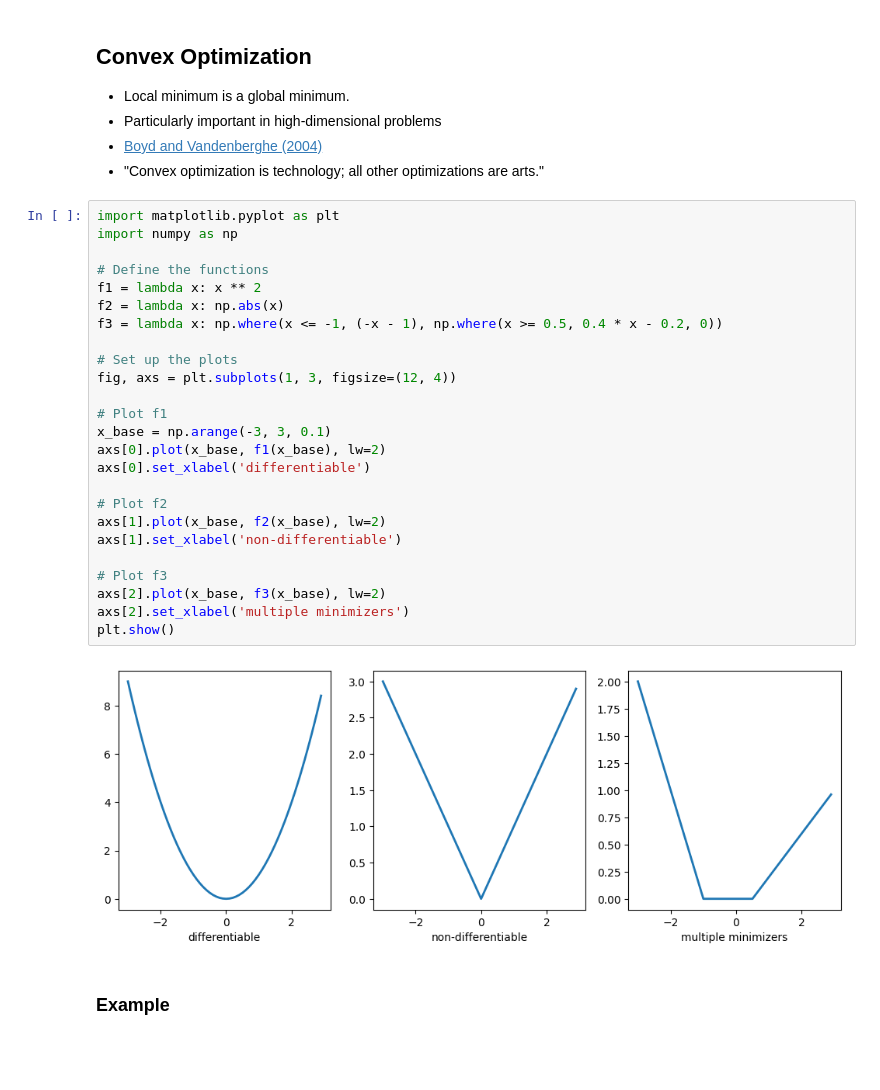
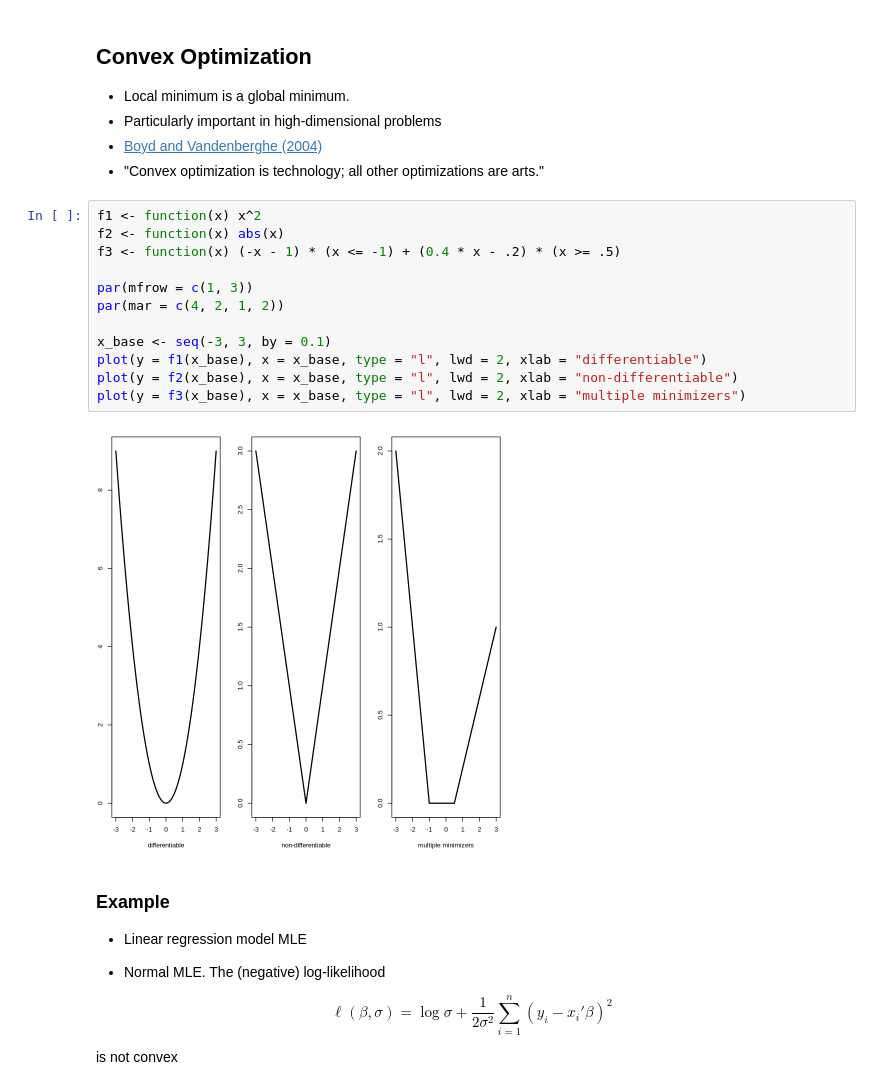
Before and after one commit to zhentaoshi/Econ5150, a Jupyter notebook: lec_notes_2026/08_optimization.ipynb, the cells around one changed output. Saved outputs shown, nothing was run; the diff lists cells and outputs as text; blank space fills up the shorter version.

```diff
--- a/lec_notes_2026/08_optimization.ipynb
+++ b/lec_notes_2026/08_optimization.ipynb
@@ -524,32 +409,30 @@ Value of the criterion function: 694.4197729394348
 * [Boyd and Vandenberghe (2004)](https://web.stanford.edu/~boyd/cvxbook/bv_cvxbook.pdf)
 * "Convex optimization is technology; all other optimizations are arts."
 # %%
-import matplotlib.pyplot as plt
-import numpy as np
+f1 <- function(x) x^2
+f2 <- function(x) abs(x)
+f3 <- function(x) (-x - 1) * (x <= -1) + (0.4 * x - .2) * (x >= .5)
 
-# Define the functions
-f1 = lambda x: x ** 2
-f2 = lambda x: np.abs(x)
-f3 = lambda x: np.where(x <= -1, (-x - 1), np.where(x >= 0.5, 0.4 * x - 0.2, 0))
+par(mfrow = c(1, 3))
+par(mar = c(4, 2, 1, 2))
 
-# Set up the plots
-fig, axs = plt.subplots(1, 3, figsize=(12, 4))
-
-# Plot f1
-x_base = np.arange(-3, 3, 0.1)
-axs[0].plot(x_base, f1(x_base), lw=2)
-axs[0].set_xlabel('differentiable')
-
-# Plot f2
-axs[1].plot(x_base, f2(x_base), lw=2)
-axs[1].set_xlabel('non-differentiable')
-
-# Plot f3
-axs[2].plot(x_base, f3(x_base), lw=2)
-axs[2].set_xlabel('multiple minimizers')
-plt.show()
+x_base <- seq(-3, 3, by = 0.1)
+plot(y = f1(x_base), x = x_base, type = "l", lwd = 2, xlab = "differentiable")
+plot(y = f2(x_base), x = x_base, type = "l", lwd = 2, xlab = "non-differentiable")
+plot(y = f3(x_base), x = x_base, type = "l", lwd = 2, xlab = "multiple minimizers")
 # %% [output]
-[figure, old version]
+[figure, new version]
-# %% [markdown]
-### Example
+# %% [markdown]
+### Example
+
+* Linear regression model MLE
+
+
+* Normal MLE. The (negative) log-likelihood
+
+$$
+\ell (\beta, \sigma) = \log \sigma + \frac{1}{2\sigma^2}\sum_{i=1}^n (y_i - x_i' \beta)^2
+$$
+
+is not convex
 # %% [markdown]
```
Also changed, not shown: parts of 45 cells of this notebook.
